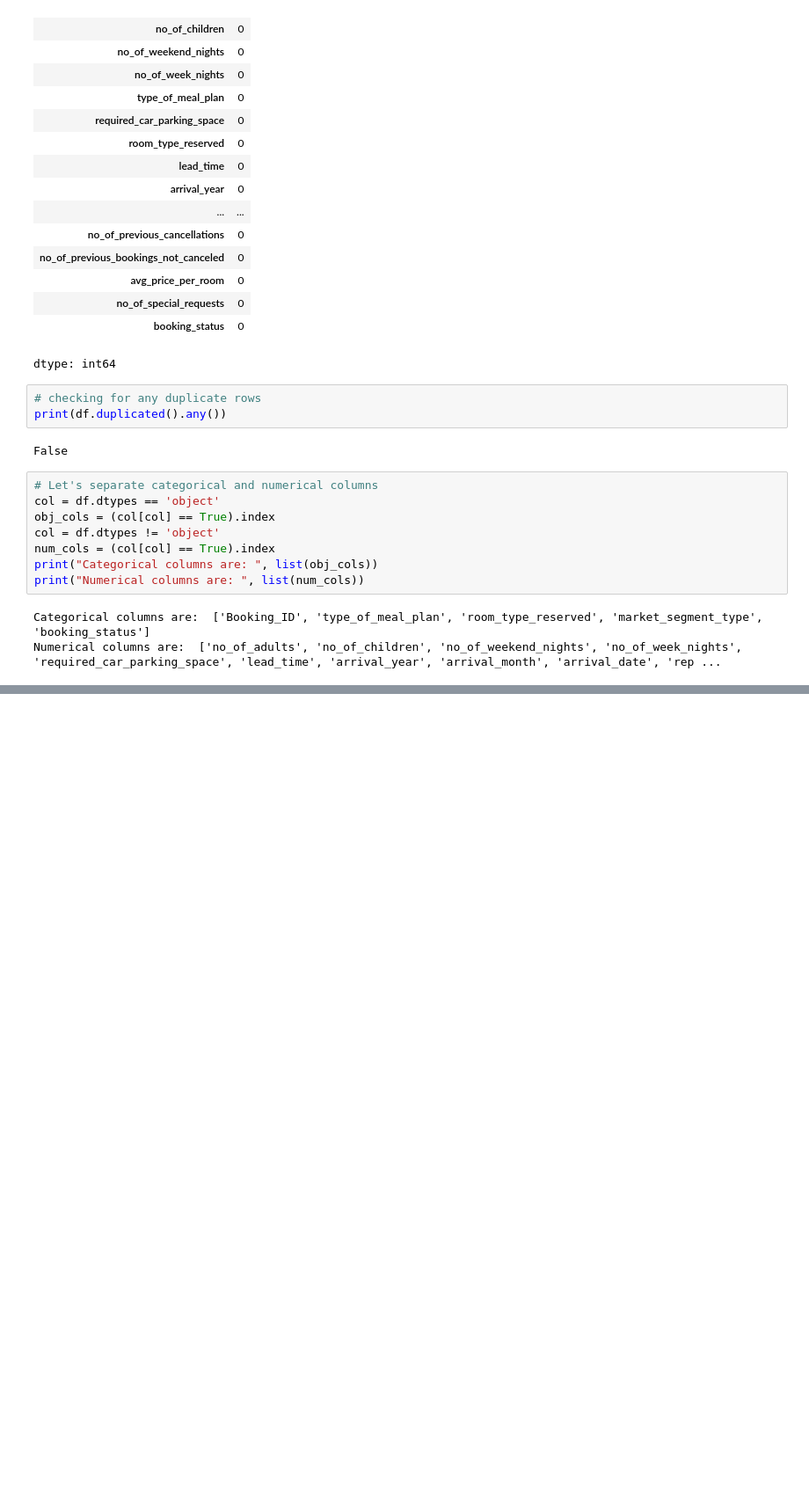
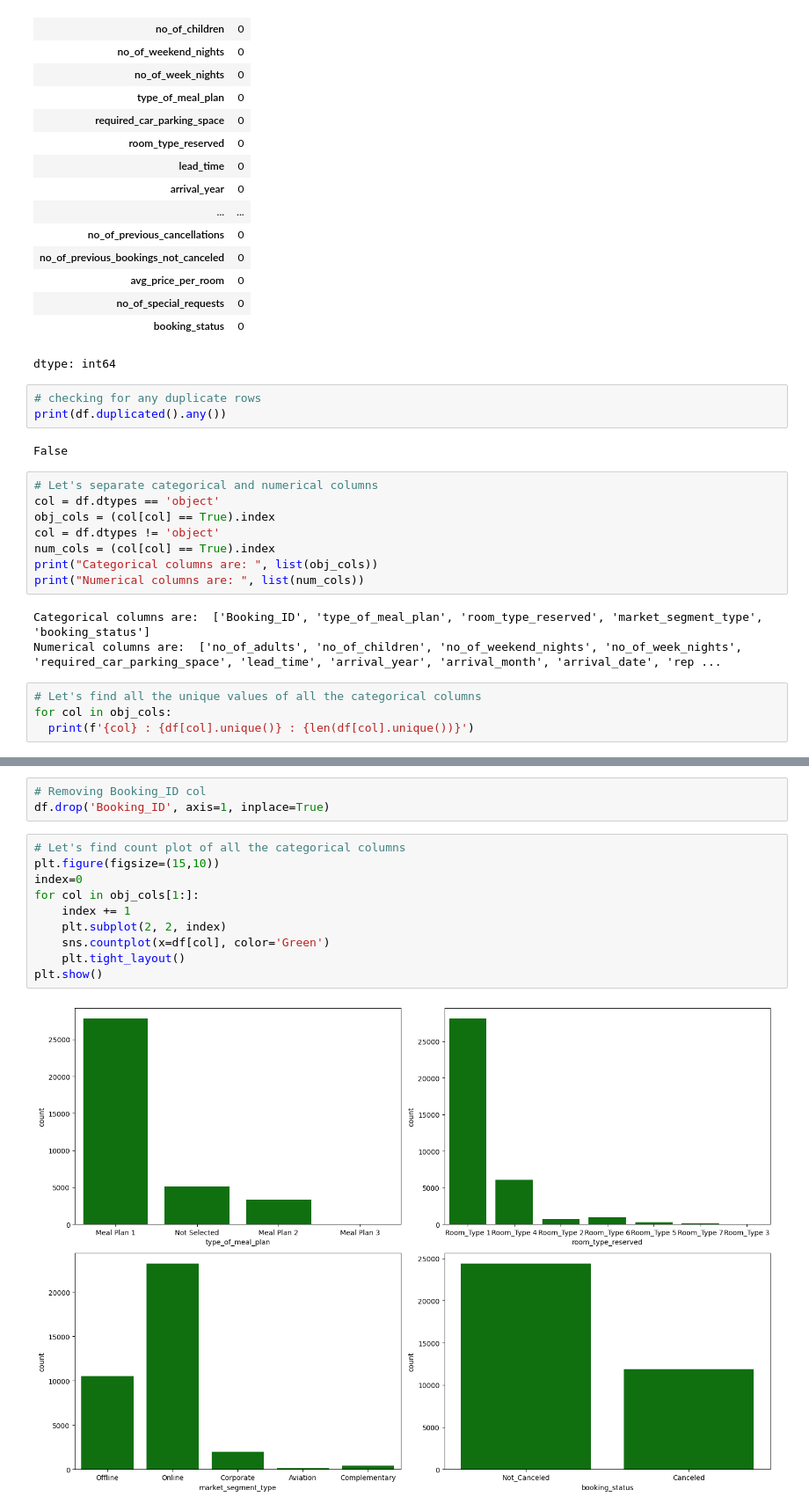
Before and after one commit to rizz045/Hotel-Booking-Cancellation-Analysis-Prediction, a Jupyter notebook: Hotel_Reservation_Status_Prediction_Using_Classification_Techniques.ipynb, the cells around one changed output, grey strips where cells are left out. Shown at 88% size. Saved outputs shown, nothing was run; the diff lists cells and outputs as text; blank space fills up the shorter version.

```diff
--- a/Hotel_Reservation_Status_Prediction_Using_Classification_Techniques.ipynb
+++ b/Hotel_Reservation_Status_Prediction_Using_Classification_Techniques.ipynb
@@ -124,3 +124,7 @@ print("Numerical columns are: ", list(num_cols))
 # %% [output]
 Categorical columns are:  ['Booking_ID', 'type_of_meal_plan', 'room_type_reserved', 'market_segment_type', 'booking_status']
 Numerical columns are:  ['no_of_adults', 'no_of_children', 'no_of_weekend_nights', 'no_of_week_nights', 'required_car_parking_space', 'lead_time', 'arrival_year', 'arrival_month', 'arrival_date', 'rep ...
+# %%
+# Let's find all the unique values of all the categorical columns
+for col in obj_cols:
+  print(f'{col} : {df[col].unique()} : {len(df[col].unique())}')
@@ -126,0 +145,15 @@ Numerical columns are:  ['no_of_adults', 'no_of_children', 'no_of_weekend_nights
+# %%
+# Removing Booking_ID col
+df.drop('Booking_ID', axis=1, inplace=True)
+# %%
+# Let's find count plot of all the categorical columns
+plt.figure(figsize=(15,10))
+index=0
+for col in obj_cols[1:]:
+    index += 1
+    plt.subplot(2, 2, index)
+    sns.countplot(x=df[col], color='Green')
+    plt.tight_layout()
+plt.show()
+# %% [output]
+[figure, added]
```
Also changed, not shown: parts of 2 cells of this notebook.
